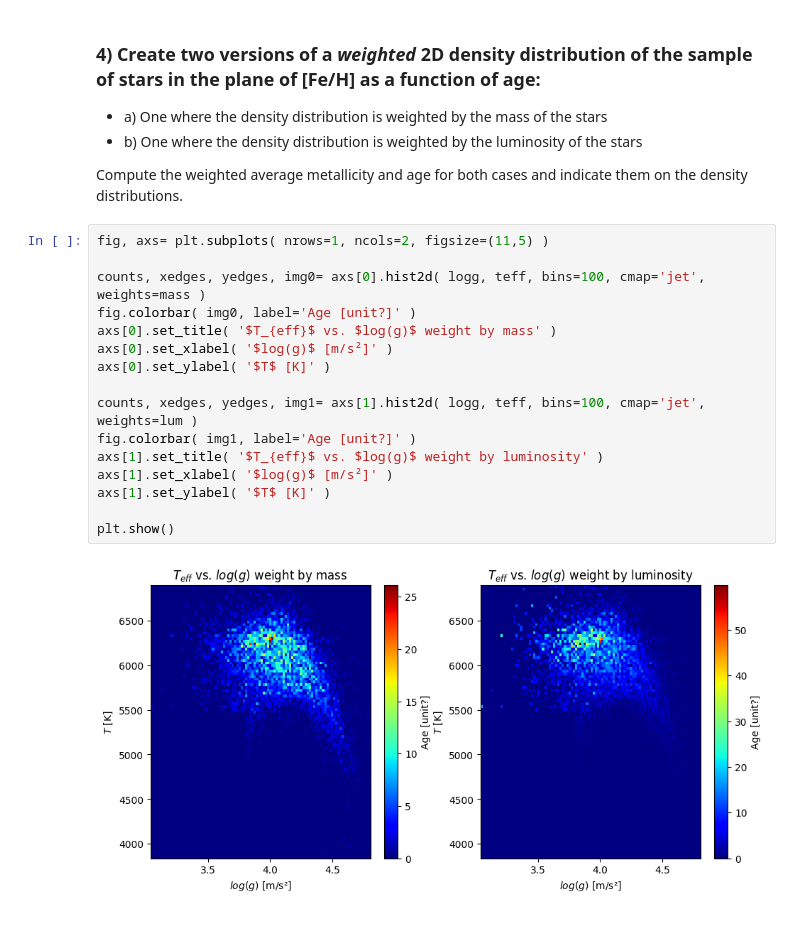
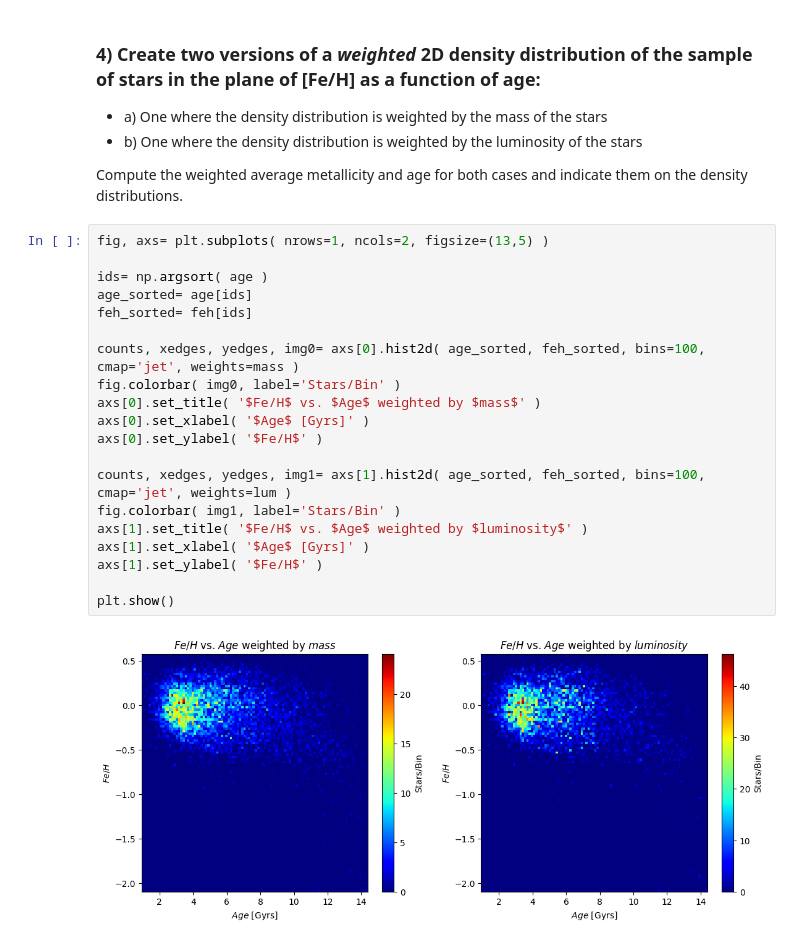
Before and after one commit to ThomasSchallar/NUM, a Jupyter notebook: Exercise Sheet 2.ipynb, the cells around one changed output. Saved outputs shown, nothing was run; the diff lists cells and outputs as text.

```diff
--- a/Exercise Sheet 2.ipynb
+++ b/Exercise Sheet 2.ipynb
@@ -122,20 +123,24 @@ $(mean(age_{hot}) +\sigma(age_{hot}))$ $\leq age \leq$ $(mean(age_{cool}) -\sigm
 
 Compute the weighted average metallicity and age for both cases and indicate them on the density distributions.
 # %%
-fig, axs= plt.subplots( nrows=1, ncols=2, figsize=(11,5) )
+fig, axs= plt.subplots( nrows=1, ncols=2, figsize=(13,5) )
 
-counts, xedges, yedges, img0= axs[0].hist2d( logg, teff, bins=100, cmap='jet', weights=mass )
-fig.colorbar( img0, label='Age [unit?]' )
-axs[0].set_title( '$T_{eff}$ vs. $log(g)$ weight by mass' )
-axs[0].set_xlabel( '$log(g)$ [m/s²]' )
-axs[0].set_ylabel( '$T$ [K]' )
+ids= np.argsort( age )
+age_sorted= age[ids]
+feh_sorted= feh[ids]
 
-counts, xedges, yedges, img1= axs[1].hist2d( logg, teff, bins=100, cmap='jet', weights=lum )
-fig.colorbar( img1, label='Age [unit?]' )
-axs[1].set_title( '$T_{eff}$ vs. $log(g)$ weight by luminosity' )
-axs[1].set_xlabel( '$log(g)$ [m/s²]' )
-axs[1].set_ylabel( '$T$ [K]' )
+counts, xedges, yedges, img0= axs[0].hist2d( age_sorted, feh_sorted, bins=100, cmap='jet', weights=mass )
+fig.colorbar( img0, label='Stars/Bin' )
+axs[0].set_title( '$Fe/H$ vs. $Age$ weighted by $mass$' )
+axs[0].set_xlabel( '$Age$ [Gyrs]' )
+axs[0].set_ylabel( '$Fe/H$' )
+
+counts, xedges, yedges, img1= axs[1].hist2d( age_sorted, feh_sorted, bins=100, cmap='jet', weights=lum )
+fig.colorbar( img1, label='Stars/Bin' )
+axs[1].set_title( '$Fe/H$ vs. $Age$ weighted by $luminosity$' )
+axs[1].set_xlabel( '$Age$ [Gyrs]' )
+axs[1].set_ylabel( '$Fe/H$' )
 
 plt.show()
 # %% [output]
-[figure, old version]
+[figure, new version]
```
Also changed, not shown: parts of 4 cells of this notebook.
